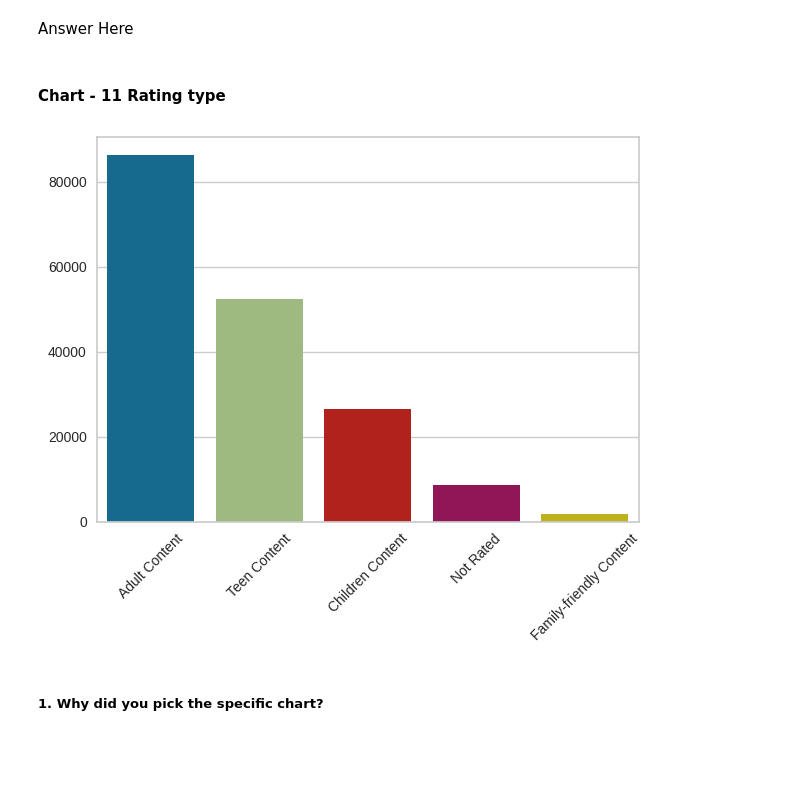
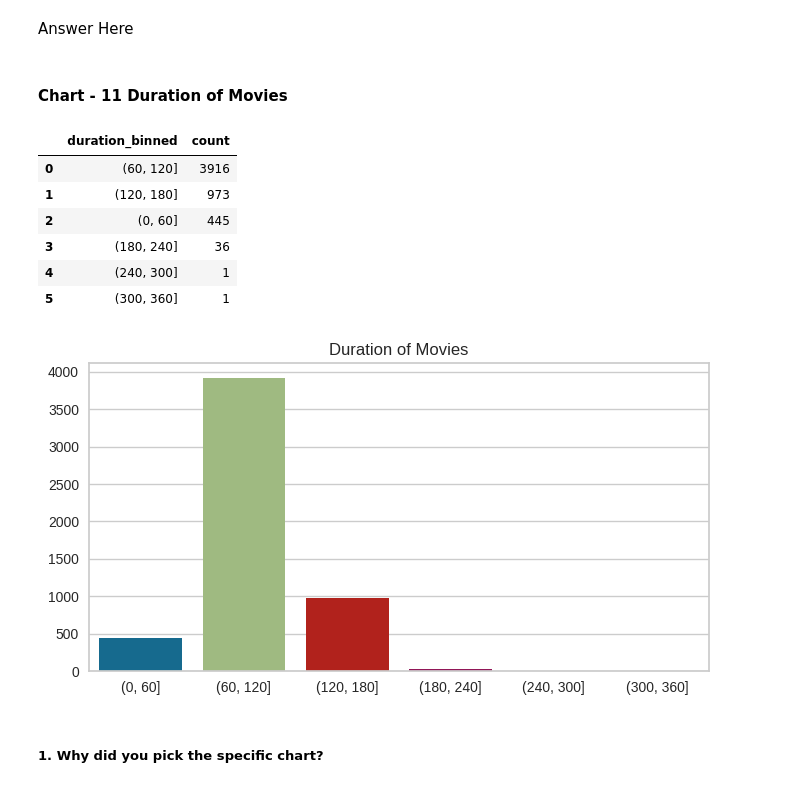
Before and after one commit to DharmendraYadav96/Netflix-Movies-and-TV-Shows-Clustering, a Jupyter notebook: Netflix_Movies_and_TV_Shows_Clustering.ipynb, the cells around one changed output. Saved outputs shown, nothing was run; the diff lists cells and outputs as text; code cells hidden in the pictures; blank space fills up the shorter version.

```diff
--- a/Netflix_Movies_and_TV_Shows_Clustering.ipynb
+++ b/Netflix_Movies_and_TV_Shows_Clustering.ipynb
@@ -564,4 +559,0 @@ Lets merge this dataframe with the original one on the left join to avoid inform
-# %%
-# Merging unnested data with the created dataframe in order to make the final dataframe
-df = df7.merge(df[['type', 'title', 'date_added', 'release_year', 'rating', 'duration','description']],on=['title'],how='left')
-df.head()
@@ -1017,18 +1049,31 @@ Are there any insights that lead to negative growth? Justify with specific reaso
 # %% [markdown]
 Answer Here
 # %% [markdown]
-#### **Chart - 11 Rating type**
+#### **Chart - 11 Duration of Movies**
+# %%
+df_movie = pd.DataFrame()
+df_movie['duration_binned'] = pd.cut(movie['duration'], bins=[0, 60, 120, 180, 240, 300, 360])
+# print(df_movie['duration_binned'].value_counts())
+df_movie = df_movie['duration_binned'].value_counts().reset_index()
+df_movie.columns = ['duration_binned', 'count']
+
+df_movie
+# %% [output]
+|  | duration_binned | count |
+| 0 | (60, 120] | 3916 |
+| 1 | (120, 180] | 973 |
+| 2 | (0, 60] | 445 |
+| 3 | (180, 240] | 36 |
+| 4 | (240, 300] | 1 |
+| 5 | (300, 360] | 1 |
 # %%
-# Chart - 11 visualization code
-plt.figure(figsize=(7,5))
-df_actor_count = df['rating'].value_counts().reset_index()
-df_actor_count.columns = ['rating', 'count']
-ax = sns.barplot(x = 'rating', y = 'count', data = df_actor_count)
-ax.set_xticklabels(labels = df['rating'].unique(), rotation=45)
+plt.figure(figsize=(8,4))
+ax = sns.barplot(x = 'duration_binned',  y = 'count', data = df_movie)
 ax.set(xlabel=None, ylabel= None)
+plt.title('Duration of Movies')
 plt.show()
 # %% [output]
-[figure, old version]
+[figure, new version]
 # %% [markdown]
 ##### 1. Why did you pick the specific chart?
 # %% [markdown]
```
Also changed, not shown: parts of 96 cells of this notebook.
